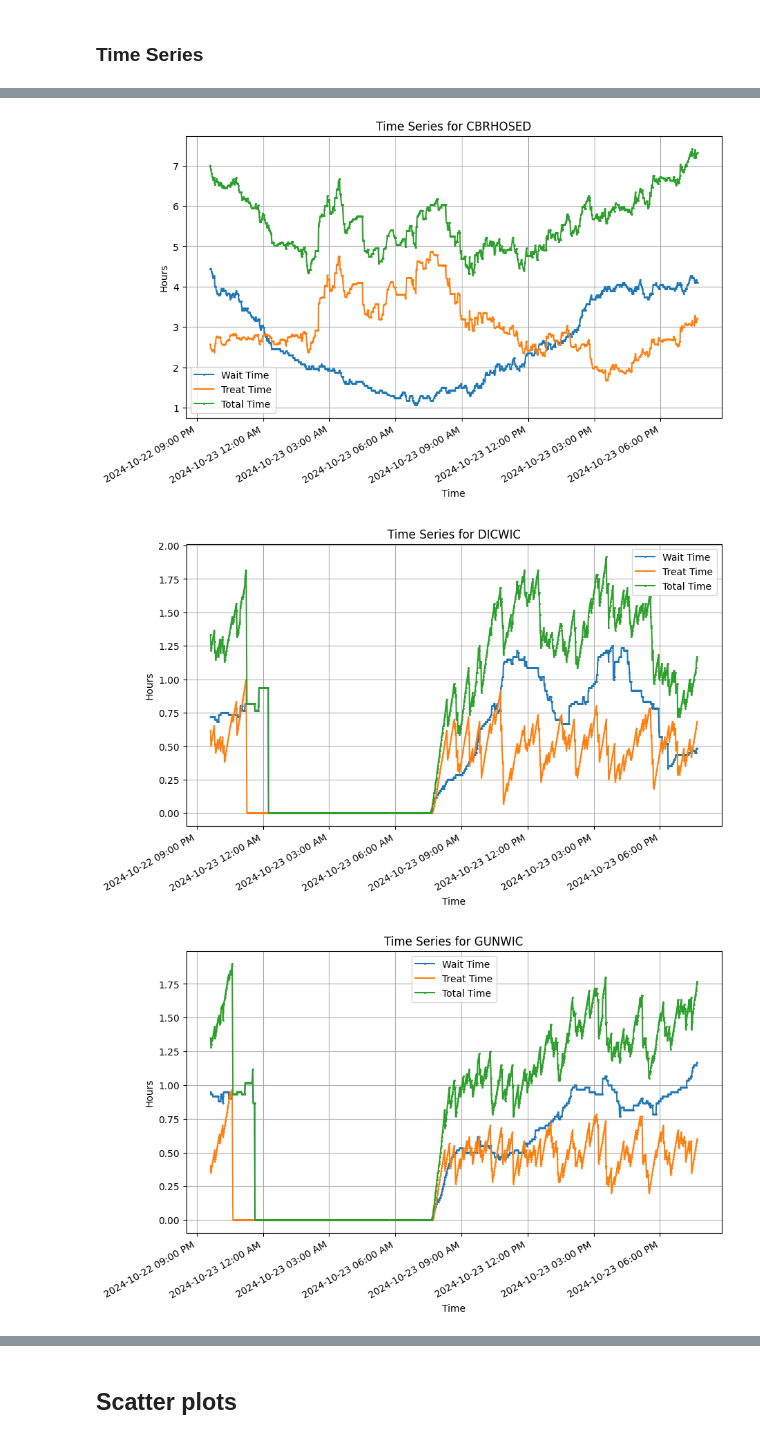
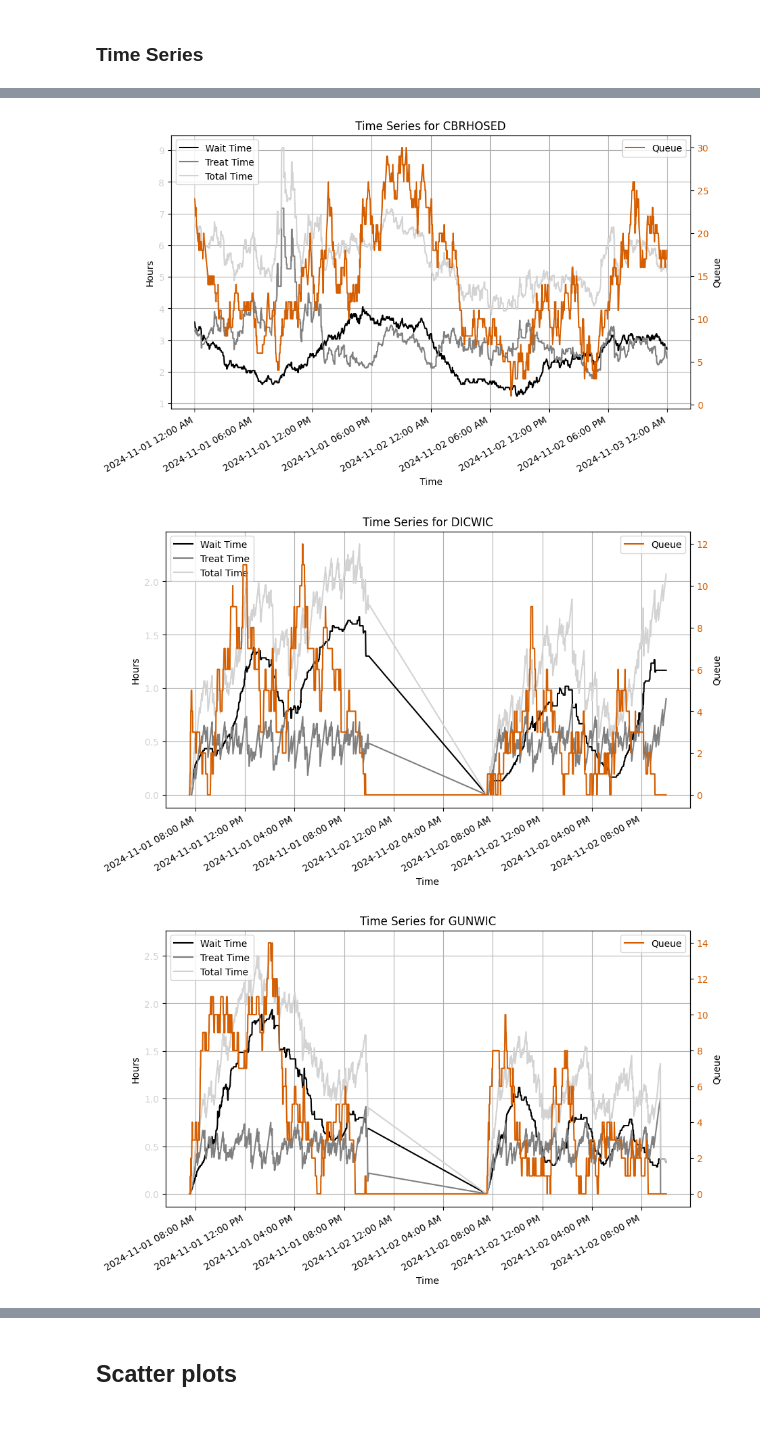
Before and after one commit to DerekWu1/wic_wait_times, a Jupyter notebook: analysis.ipynb, the cells around one changed output, grey strips where cells are left out. Saved outputs shown, nothing was run; the diff lists cells and outputs as text; code cells hidden in the pictures.

Commit message:
cleaned up time series to include wait times and queue numbers in same graph

```diff
--- a/analysis.ipynb
+++ b/analysis.ipynb
@@ -18,10 +18,7 @@ client = gspread.authorize(creds)
 # Open the Google Sheet (use the name or URL of your sheet)
 spreadsheet = client.open('wic_wait_times')
 
-worksheet = spreadsheet.worksheet("Old")
-
-# # Method 2: Open a worksheet by index (0 is the first sheet)
-# worksheet = spreadsheet.get_worksheet(1)
+worksheet = spreadsheet.worksheet("data")
 # %%
 data = worksheet.get_all_values()
 
@@ -77,29 +61,49 @@ wait_time
 # %% [markdown]
 ### **Time Series**
 # %%
-# Grouping by 'id'
-grouped = df.groupby('id')
+colour_wait_time = '#D3D3D3'  # Gray
+colour_queue = '#D55E00'      # Orange
 
-# Plotting time series for each unique 'id'
+# Define your date range
+start_date = "2024-11-01"
+end_date = "2024-11-03"
+
+# Filter DataFrame based on lastUpdated
+filtered_df = df[(df['lastUpdated'] >= start_date) & (df['lastUpdated'] <= end_date)]
+
+# Group by 'id' for plotting
+grouped = filtered_df.groupby('id')
+
+# Plotting combined time series for each unique 'id' with two y-axes
 for name, group in grouped:
-    plt.figure(figsize=(10, 6))
-    plt.plot(group['lastUpdated'], group['wait_time'], label='Wait Time', marker='o', markersize = 1)
-    plt.plot(group['lastUpdated'], group['treat_time'], label='Treat Time', marker='x', markersize = 1)
-    plt.plot(group['lastUpdated'], group['total_time'], label='Total Time', marker='s', markersize = 1)
+    fig, ax1 = plt.subplots(figsize=(10, 6))
+
+    # Plot wait times on primary y-axis
+    ax1.plot(group['lastUpdated'], group['wait_time'], label='Wait Time', color='000000')   # black
+    ax1.plot(group['lastUpdated'], group['treat_time'], label='Treat Time', color='#808080')
+    ax1.plot(group['lastUpdated'], group['total_time'], label='Total Time', color=colour_wait_time)
+
+    # Primary y-axis settings
+    ax1.set_xlabel('Time')
+    ax1.set_ylabel('Hours')
+    ax1.set_title(f'Time Series for {name}')
+    ax1.tick_params(axis='y', labelcolor=colour_wait_time)
+    ax1.legend(loc='upper left')
+    ax1.grid(True)
 
     # Formatting the x-axis to show date and time in AM/PM format
-    plt.gca().xaxis.set_major_formatter(mdates.DateFormatter('%Y-%m-%d %I:%M %p' ))
+    ax1.xaxis.set_major_formatter(mdates.DateFormatter('%Y-%m-%d %I:%M %p'))
+    fig.autofmt_xdate()  # Rotate x-axis labels for readability
 
-    # Rotating the x-axis labels for better readability
-    plt.gcf().autofmt_xdate()
+    # Create a secondary y-axis for the queue
+    ax2 = ax1.twinx()
+    ax2.plot(group['lastUpdated'], group['queue'], label='Queue', color=colour_queue)
 
-    # Adding labels and title
-    plt.xlabel('Time')
-    plt.ylabel('Hours')
-    plt.title(f'Time Series for {name}')
-    plt.legend()
-    plt.grid(True)
+    # Secondary y-axis settings
+    ax2.set_ylabel('Queue')
+    ax2.tick_params(axis='y', labelcolor=colour_queue)
+    ax2.legend(loc='upper right')
 
-    # Show the plot
+    # Show the combined plot
     plt.show()
 # %% [output]
@@ -107,3 +111,3 @@ for name, group in grouped:
-[figure, old version]
+[figure, new version]
-[figure, old version]
+[figure, new version]
-[figure, old version]
+[figure, new version]
```
Also changed, not shown: parts of 9 cells of this notebook.
